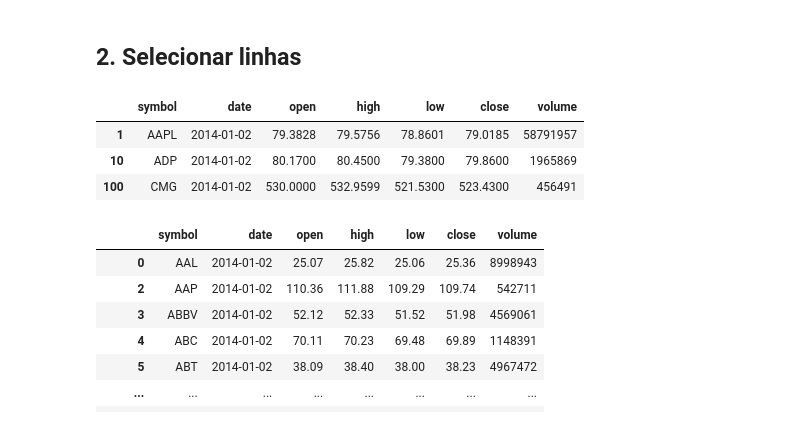
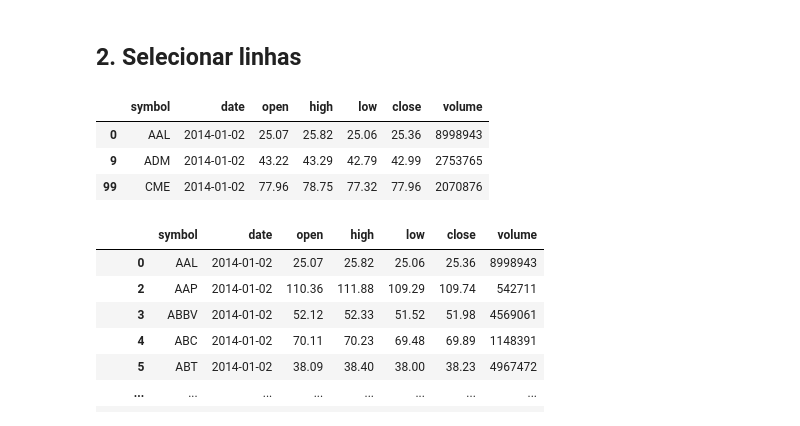
Before and after one commit to filipeclduarte/tutorial_julia_python_r, a Jupyter notebook: Python.ipynb, the cells around one changed output. Drawn from its saved outputs; the diff is of its cells as text; code cells hidden in the pictures.

```diff
--- a/Python.ipynb
+++ b/Python.ipynb
@@ -61,11 +61,11 @@ sp500.head(10)
 ## 2. Selecionar linhas
 # %%
 ## selecionando as linhas 1, 10 e 100
-sp500.iloc[[1, 10, 100]]
+sp500.iloc[[0, 9, 99]]
 # %% [output]
 |  | symbol | date | open | high | low | close | volume |
-| 1 | AAPL | 2014-01-02 | 79.3828 | 79.5756 | 78.8601 | 79.0185 | 58791957 |
-| 10 | ADP | 2014-01-02 | 80.1700 | 80.4500 | 79.3800 | 79.8600 | 1965869 |
-| 100 | CMG | 2014-01-02 | 530.0000 | 532.9599 | 521.5300 | 523.4300 | 456491 |
+| 0 | AAL | 2014-01-02 | 25.07 | 25.82 | 25.06 | 25.36 | 8998943 |
+| 9 | ADM | 2014-01-02 | 43.22 | 43.29 | 42.79 | 42.99 | 2753765 |
+| 99 | CME | 2014-01-02 | 77.96 | 78.75 | 77.32 | 77.96 | 2070876 |
 # %%
 ## removendo as linhas 1, 10 e 100
```
Also changed, not shown: parts of 3 cells of this notebook, 2 other files.
